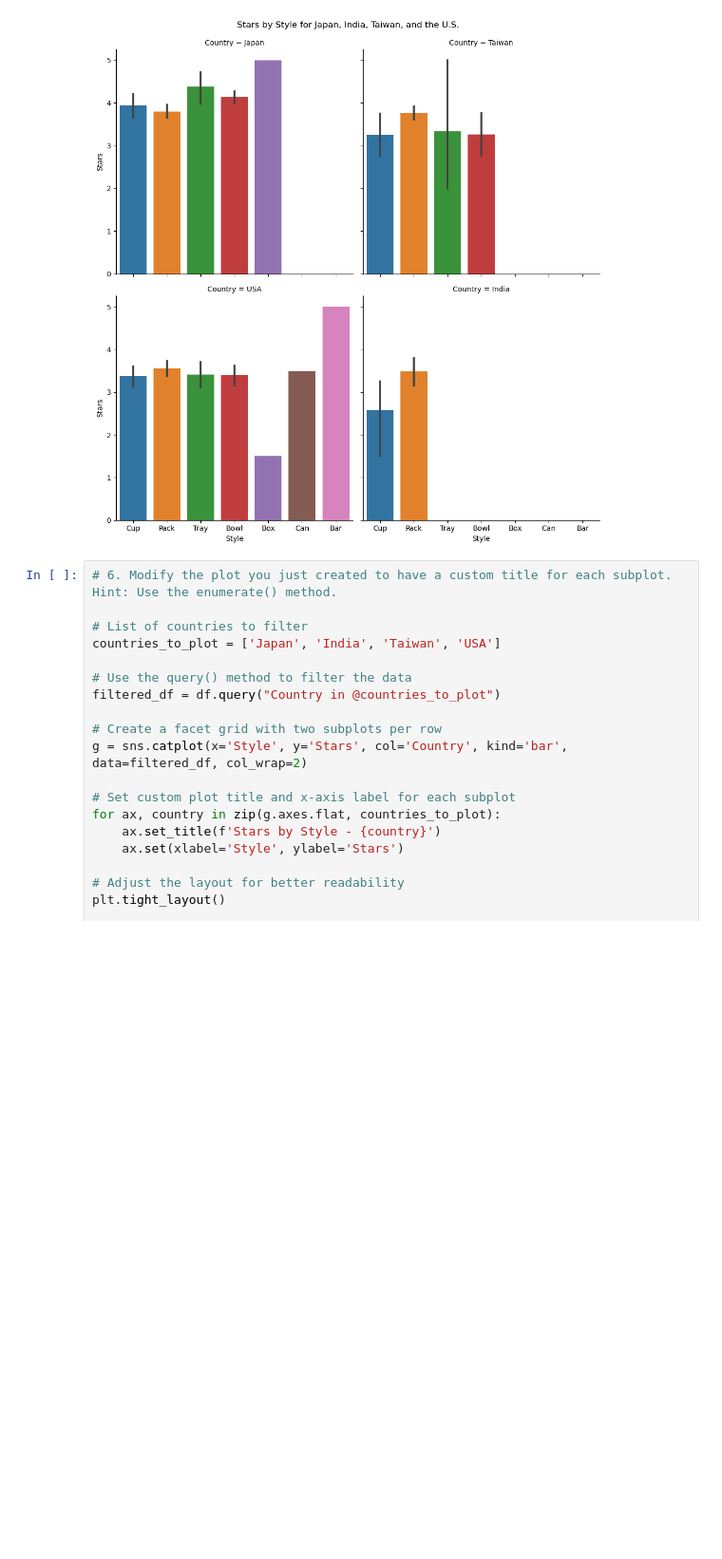
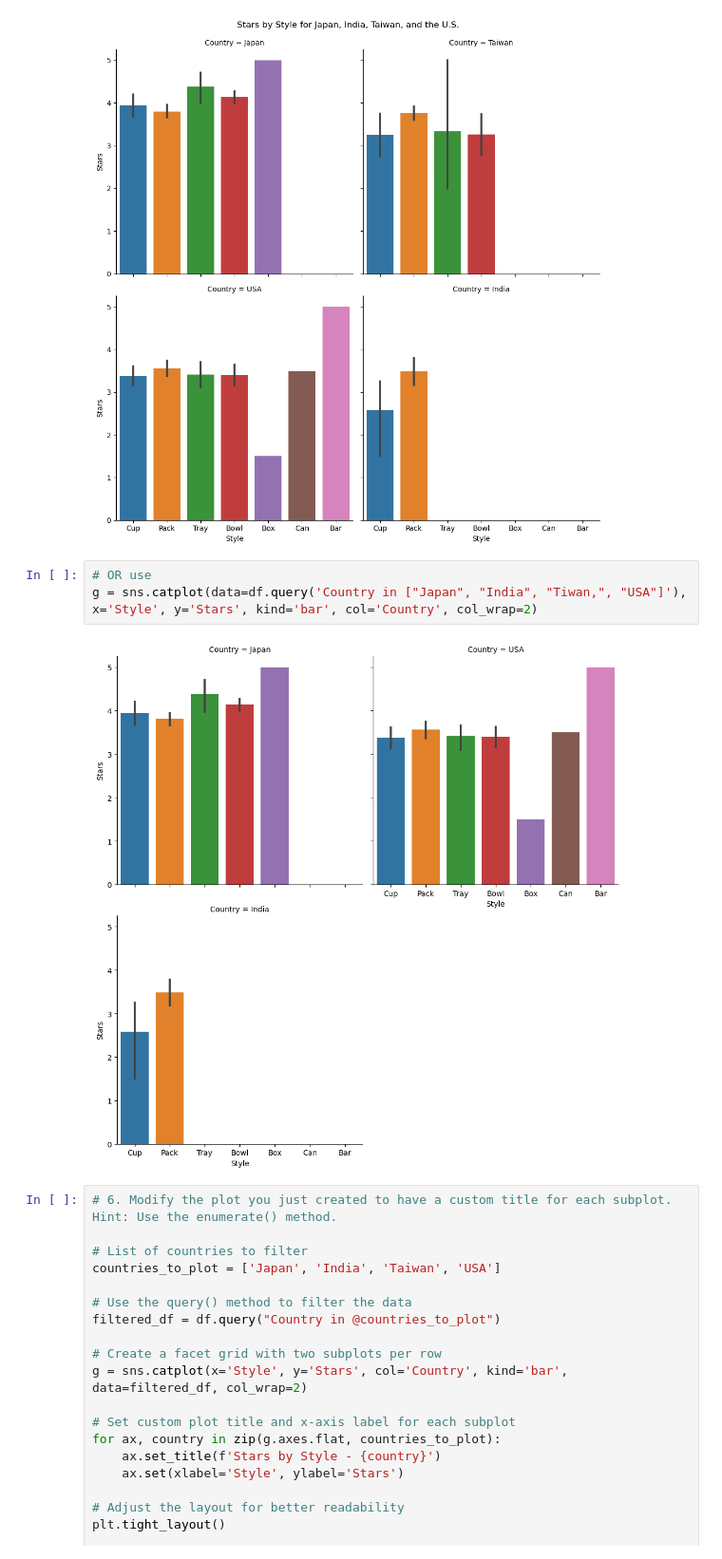
Before and after one commit to Luis-Martinez1/Python-for-Data-Analysis, a Jupyter notebook: Project_4-1.ipynb, the cells around one changed output. Shown at 95% size. Drawn from its saved outputs; the diff is of its cells as text; blank space fills up the shorter version.

```diff
--- a/Project_4-1.ipynb
+++ b/Project_4-1.ipynb
@@ -82,6 +94,11 @@ g.set_axis_labels('Style', 'Stars')
 plt.show()
 # %% [output]
 [figure]
+# %%
+# OR use
+g = sns.catplot(data=df.query('Country in ["Japan", "India", "Tiwan,", "USA"]'), x='Style', y='Stars', kind='bar', col='Country', col_wrap=2)
+# %% [output]
+[figure, added]
 # %%
 # 6. Modify the plot you just created to have a custom title for each subplot. Hint: Use the enumerate() method.
 
```
Also changed, not shown: parts of 3 cells of this notebook.
